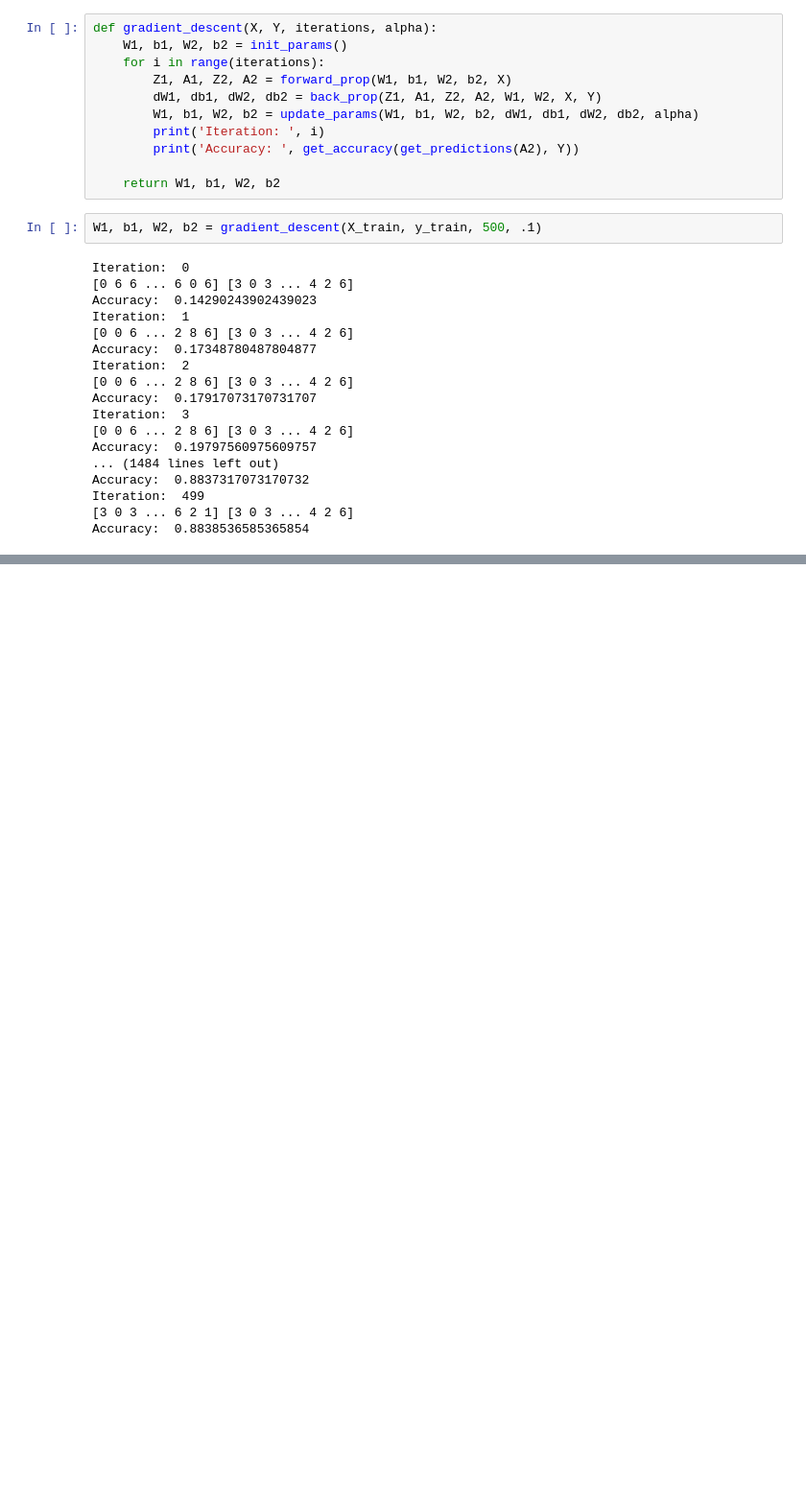
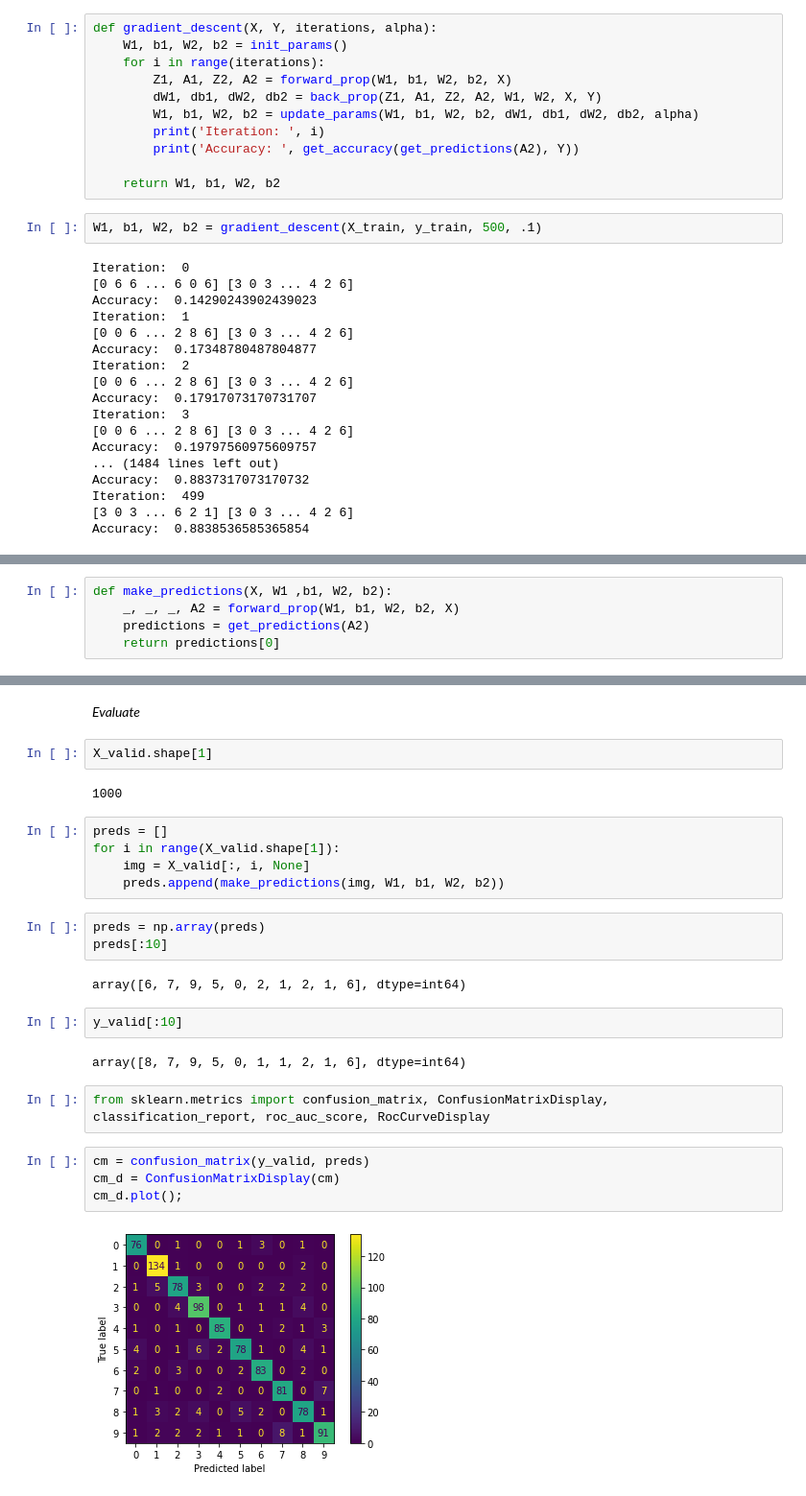
Before and after one commit to Ammar-Raneez/ANN_Scratch, a Jupyter notebook: mnist.ipynb, the cells around one changed output, grey strips where cells are left out. Shown: that part at 96% size. Cells and saved outputs as stored; diff of their text form; blank space fills up the shorter version.

Commit message:
Evaluate model

```diff
--- a/mnist.ipynb
+++ b/mnist.ipynb
@@ -161,0 +178,5 @@ Accuracy:  0.8838536585365854
+# %%
+def make_predictions(X, W1 ,b1, W2, b2):
+    _, _, _, A2 = forward_prop(W1, b1, W2, b2, X)
+    predictions = get_predictions(A2)
+    return predictions[0]
@@ -161,0 +211,28 @@ Accuracy:  0.8838536585365854
+# %% [markdown]
+*Evaluate*
+# %%
+X_valid.shape[1]
+# %% [output]
+1000
+# %%
+preds = []
+for i in range(X_valid.shape[1]):
+    img = X_valid[:, i, None]
+    preds.append(make_predictions(img, W1, b1, W2, b2))
+# %%
+preds = np.array(preds)
+preds[:10]
+# %% [output]
+array([6, 7, 9, 5, 0, 2, 1, 2, 1, 6], dtype=int64)
+# %%
+y_valid[:10]
+# %% [output]
+array([8, 7, 9, 5, 0, 1, 1, 2, 1, 6], dtype=int64)
+# %%
+from sklearn.metrics import confusion_matrix, ConfusionMatrixDisplay, classification_report, roc_auc_score, RocCurveDisplay
+# %%
+cm = confusion_matrix(y_valid, preds)
+cm_d = ConfusionMatrixDisplay(cm)
+cm_d.plot();
+# %% [output]
+[figure, added]
```
Also changed, not shown: parts of 8 cells of this notebook.
